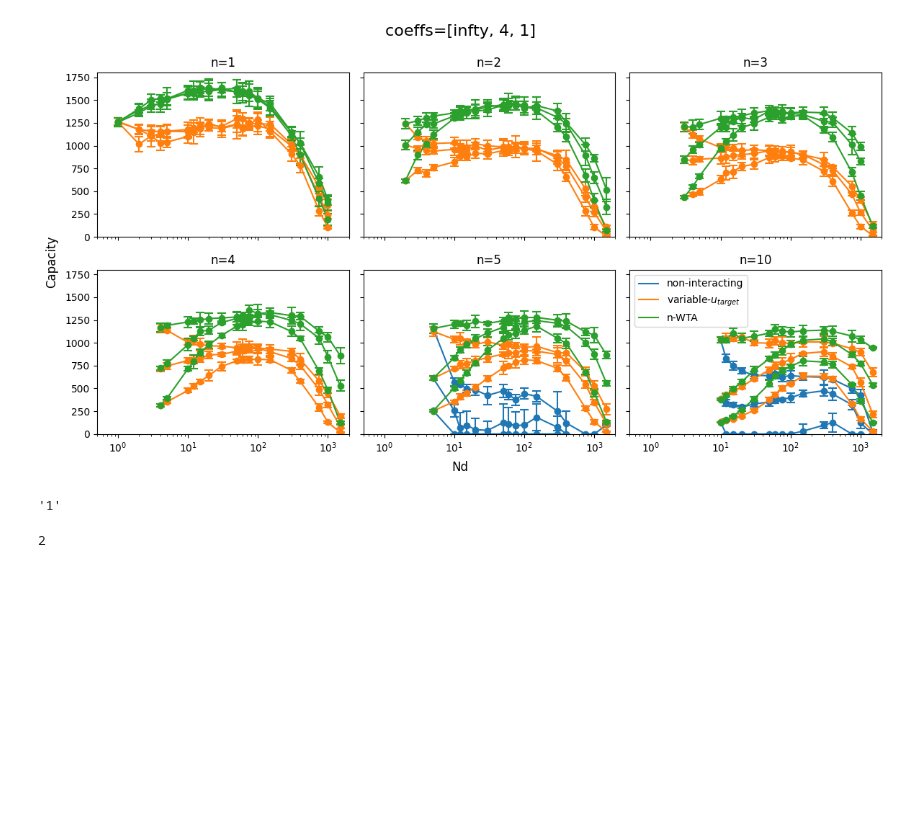
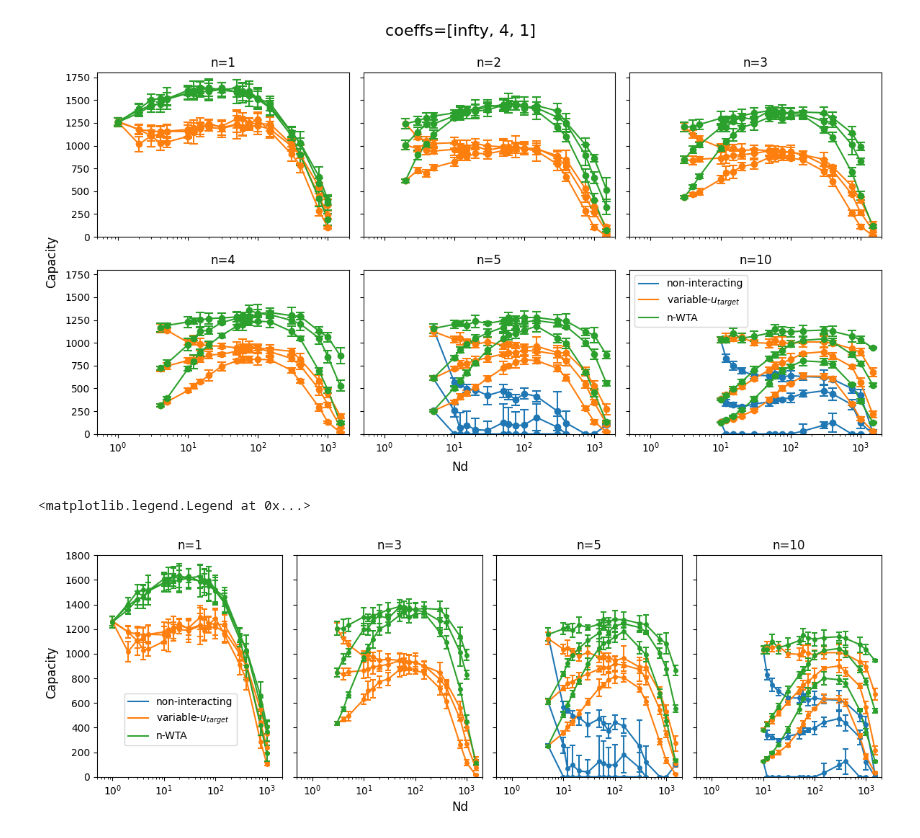
Before and after one commit to Cai-Fangxu/dendrite_familiarity_detection, a Jupyter notebook: plot_notebooks/capa_vs_nd.ipynb, the cells around one changed output. Saved outputs shown, nothing was run; the diff lists cells and outputs as text; code cells hidden in the pictures; blank space fills up the shorter version.

```diff
--- a/plot_notebooks/capa_vs_nd.ipynb
+++ b/plot_notebooks/capa_vs_nd.ipynb
@@ -110,11 +110,79 @@ ax[1, 2].legend()
 # %% [output]
 <matplotlib.legend.Legend at 0x...>
 [figure]
-# %%
-coeff_str
-# %% [output]
-'1'
 # %%
-coeff_idx
+n_panels = 4
+n_rows = 1
+n_cols = 4
+
+dfs1 = [pd.read_csv(file_path) for file_path in files_path1]
+dfs2 = [pd.read_csv(file_path) for file_path in files_path2]
+dfs3 = [pd.read_csv(file_path) for file_path in files_path3]
+
+dfs_list = [dfs1, dfs2, dfs3]
+
+fig, ax = plt.subplots(n_rows, n_cols, sharex=True, sharey=True, figsize=(12, 4))
+
+for ndR_idx, ndR_value in enumerate([1, 3, 5, 10]):
+    ax_i = ndR_idx//n_cols
+    ax_j = ndR_idx%n_cols
+    for coeff_idx, coeff_str in enumerate(coeff_list):
+        for dfs_idx, dfs in enumerate(dfs_list):
+            if dfs_idx == 0:
+                label_str = "non-interacting"
+            elif dfs_idx == 1:
+                label_str = r"variable-$u_{target}$"
+            else:
+                label_str = "n-WTA"
+            try:
+                df = dfs[coeff_idx]
+                subset = df[df['ndR'] == ndR_value]
+                subset= subset.loc[subset.groupby(['capacity', 'nd'])['b'].idxmax()]
+                subset = subset.sort_values("nd")
+                max_nd = subset['nd'].max()
+                min_nd = subset['nd'].min()
+                nd_plot_list = np.linspace(min_nd, max_nd, int(max_nd-min_nd))
+                try:
+                    xs = np.log(subset['nd'].to_numpy())
+                    ys = subset['capacity'].to_numpy()
+                    y_sem = subset['sem'].to_numpy()
+                    # spline = smooth_spline(np.log(subset['nd'].to_numpy()), subset['capacity'].to_numpy(), y_sem)
+                    # fitted_capacity = spline(np.log(nd_plot_list))
+
+                    # ax[ax_i, ax_j].plot(nd_plot_list, fitted_capacity, label=f"{coeff_str}", c=f"C{ndR_idx}")
+                    if coeff_idx == 0:
+                        ax[ax_j].plot(subset['nd'], subset['capacity'], label=f"{label_str}", c=f"C{dfs_idx}")    #  Original points line
+                    else:
+                        ax[ax_j].plot(subset['nd'], subset['capacity'], c=f"C{dfs_idx}")    #  Original points line
+                except: pass
+
+                ax[ax_j].errorbar(
+                    x=subset['nd'],
+                    y=subset['capacity'],
+                    yerr=2.571*subset['sem'],
+                    fmt='o',
+                    markersize=4,
+                    capsize=3,
+                    capthick=1.5,
+                    elinewidth=1.5,
+                    c=f"C{dfs_idx}"
+                )
+            except: pass
+
+    ax[ax_j].set_xlim(0.5, 2000)
+    ax[ax_j].set_ylim(0, 1800)
+    # ax[ax_j].set_xlabel("Nd")
+    # ax[ax_j].set_ylabel("capacity")
+    ax[ax_j].set_xscale("log")
+    ax[ax_j].set_title(f"n={ndR_value}")
+plt.tight_layout(rect=(0.03,0.03,1,1))
+fig.supxlabel("Nd")
+fig.supylabel("Capacity")
+# fig.suptitle("coeffs=[infty, 4, 1]", fontsize=16, y=1.05)
+ax[3].legend(bbox_to_anchor=(-2.45, 0.4))
+
+
+# plt.savefig("../figures/capa_vs_nd_4Panels.pdf")
 # %% [output]
-2
+<matplotlib.legend.Legend at 0x...>
+[figure, added]
```
Also changed, not shown: 42 other files.
